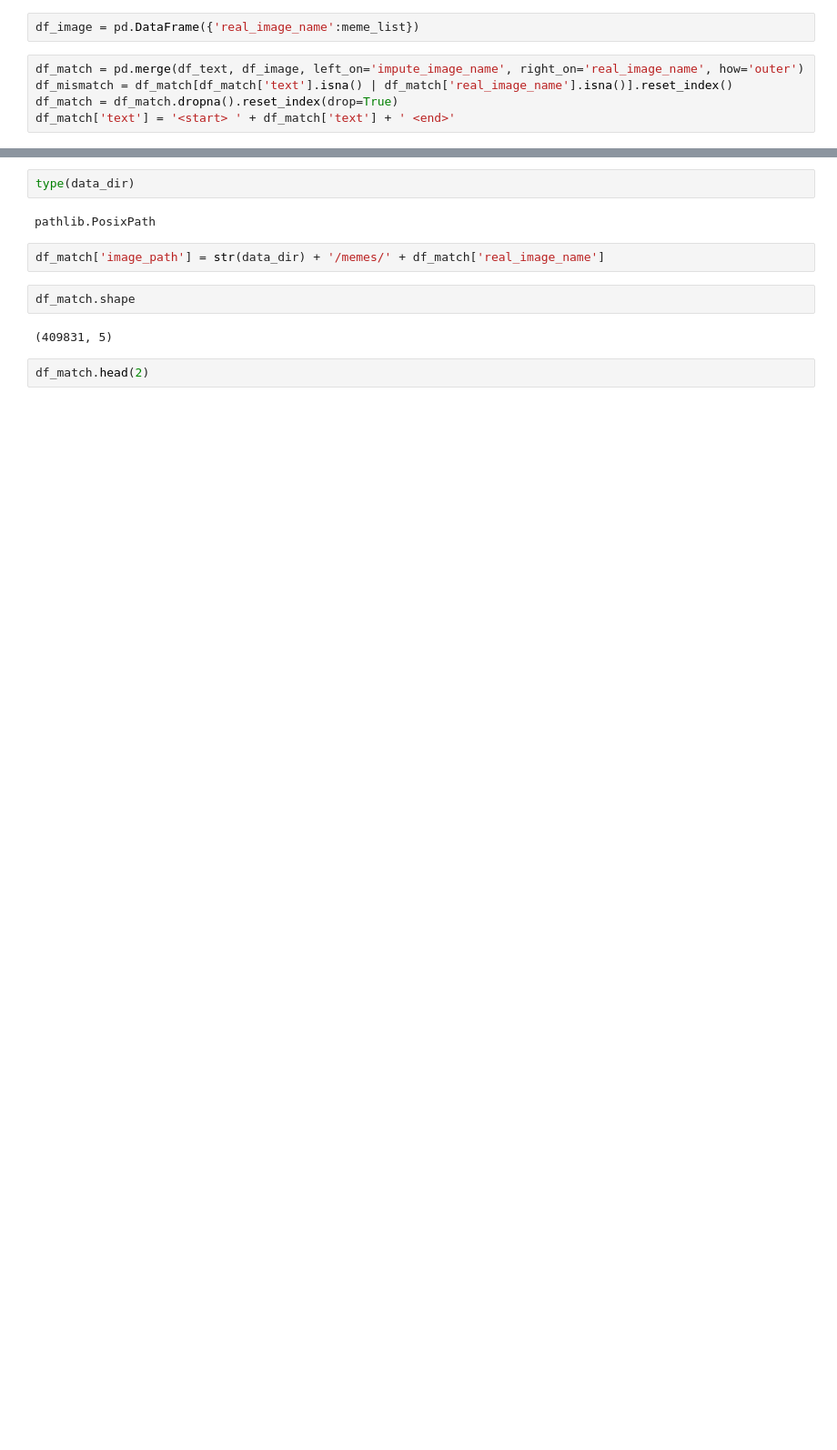
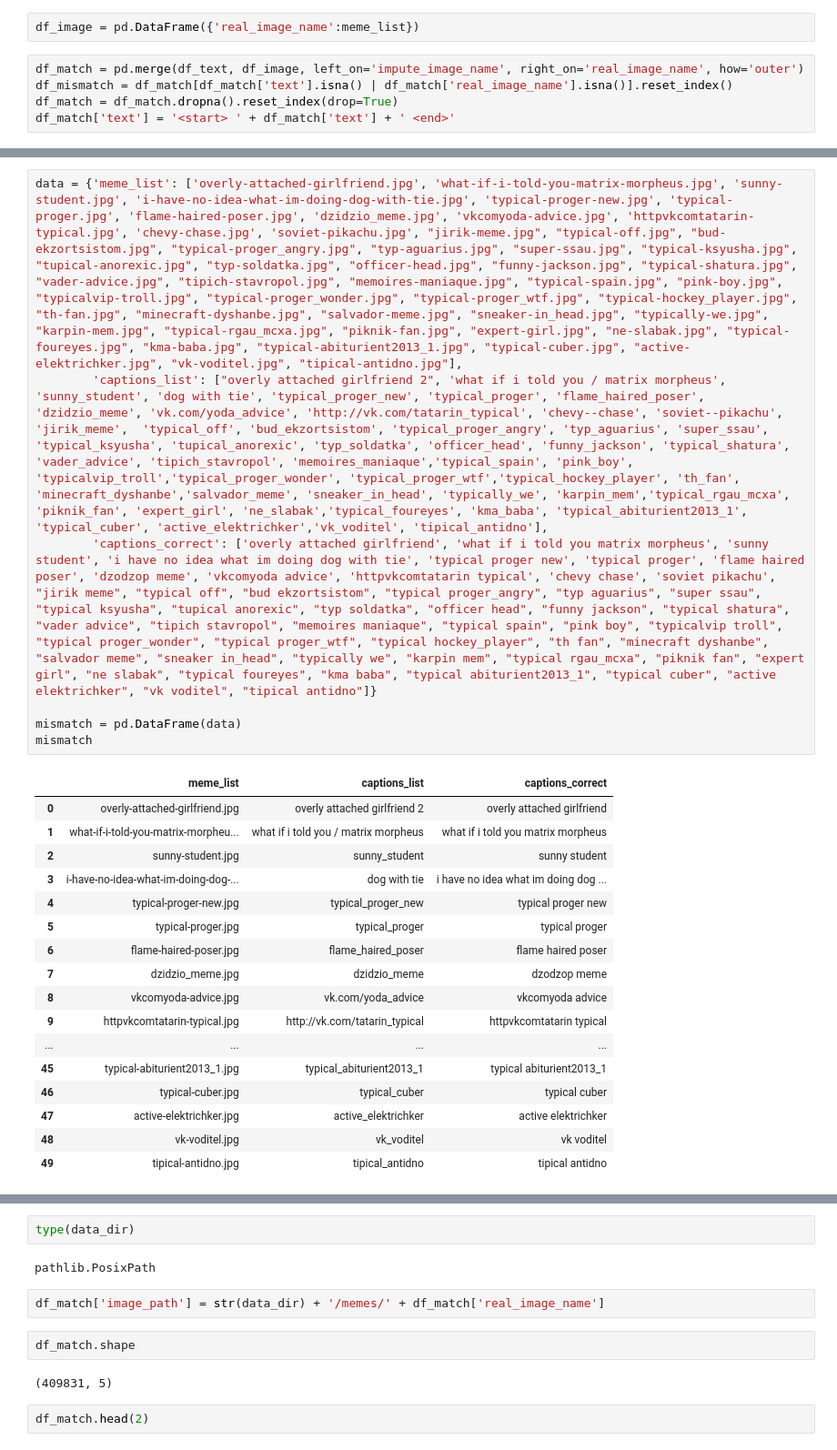
Before and after one commit to MSIA/msia432-meme-generation-project, a Jupyter notebook: notebooks/01_data_clean.ipynb, the cells around one changed output, grey strips where cells are left out. Shown at 91% size. Drawn from its saved outputs; the diff is of its cells as text; blank space fills up the shorter version.

Commit message:
data clean mismatch fix 1

```diff
--- a/notebooks/01_data_clean.ipynb
+++ b/notebooks/01_data_clean.ipynb
@@ -56,0 +145,25 @@ df_match['text'] = '<start> ' + df_match['text'] + ' <end>'
+# %%
+data = {'meme_list': ['overly-attached-girlfriend.jpg', 'what-if-i-told-you-matrix-morpheus.jpg', 'sunny-student.jpg', 'i-have-no-idea-what-im-doing-dog-with-tie.jpg', 'typical-proger-new.jpg', 'typical-proger.jpg', 'flame-haired-poser.jpg', 'dzidzio_meme.jpg', 'vkcomyoda-advice.jpg', 'httpvkcomtatarin-typical.jpg', 'chevy-chase.jpg', 'soviet-pikachu.jpg', "jirik-meme.jpg", "typical-off.jpg", "bud-ekzortsistom.jpg", "typical-proger_angry.jpg", "typ-aguarius.jpg", "super-ssau.jpg", "typical-ksyusha.jpg", "tupical-anorexic.jpg", "typ-soldatka.jpg", "officer-head.jpg", "funny-jackson.jpg", "typical-shatura.jpg", "vader-advice.jpg", "tipich-stavropol.jpg", "memoires-maniaque.jpg", "typical-spain.jpg", "pink-boy.jpg", "typicalvip-troll.jpg", "typical-proger_wonder.jpg", "typical-proger_wtf.jpg", "typical-hockey_player.jpg", "th-fan.jpg", "minecraft-dyshanbe.jpg", "salvador-meme.jpg", "sneaker-in_head.jpg", "typically-we.jpg", "karpin-mem.jpg", "typical-rgau_mcxa.jpg", "piknik-fan.jpg", "expert-girl.jpg", "ne-slabak.jpg", "typical-foureyes.jpg", "kma-baba.jpg", "typical-abiturient2013_1.jpg", "typical-cuber.jpg", "active-elektrichker.jpg", "vk-voditel.jpg", "tipical-antidno.jpg"],
+        'captions_list': ["overly attached girlfriend 2", 'what if i told you / matrix morpheus', 'sunny_student', 'dog with tie', 'typical_proger_new', 'typical_proger', 'flame_haired_poser', 'dzidzio_meme', 'vk.com/yoda_advice', 'http://vk.com/tatarin_typical', 'chevy--chase', 'soviet--pikachu', 'jirik_meme',  'typical_off', 'bud_ekzortsistom', 'typical_proger_angry', 'typ_aguarius', 'super_ssau', 'typical_ksyusha', 'tupical_anorexic', 'typ_soldatka', 'officer_head', 'funny_jackson', 'typical_shatura', 'vader_advice', 'tipich_stavropol', 'memoires_maniaque','typical_spain', 'pink_boy', 'typicalvip_troll','typical_proger_wonder', 'typical_proger_wtf','typical_hockey_player', 'th_fan', 'minecraft_dyshanbe','salvador_meme', 'sneaker_in_head', 'typically_we', 'karpin_mem','typical_rgau_mcxa', 'piknik_fan', 'expert_girl', 'ne_slabak','typical_foureyes', 'kma_baba', 'typical_abiturient2013_1', 'typical_cuber', 'active_elektrichker','vk_voditel', 'tipical_antidno'],
+        'captions_correct': ['overly attached girlfriend', 'what if i told you matrix morpheus', 'sunny student', 'i have no idea what im doing dog with tie', 'typical proger new', 'typical proger', 'flame haired poser', 'dzodzop meme', 'vkcomyoda advice', 'httpvkcomtatarin typical', 'chevy chase', 'soviet pikachu', "jirik meme", "typical off", "bud ekzortsistom", "typical proger_angry", "typ aguarius", "super ssau", "typical ksyusha", "tupical anorexic", "typ soldatka", "officer head", "funny jackson", "typical shatura", "vader advice", "tipich stavropol", "memoires maniaque", "typical spain", "pink boy", "typicalvip troll", "typical proger_wonder", "typical proger_wtf", "typical hockey_player", "th fan", "minecraft dyshanbe", "salvador meme", "sneaker in_head", "typically we", "karpin mem", "typical rgau_mcxa", "piknik fan", "expert girl", "ne slabak", "typical foureyes", "kma baba", "typical abiturient2013_1", "typical cuber", "active elektrichker", "vk voditel", "tipical antidno"]}
+
+mismatch = pd.DataFrame(data)
+mismatch
+# %% [output]
+|  | meme_list | captions_list | captions_correct |
+| 0 | overly-attached-girlfriend.jpg | overly attached girlfriend 2 | overly attached girlfriend |
+| 1 | what-if-i-told-you-matrix-morpheu... | what if i told you / matrix morpheus | what if i told you matrix morpheus |
+| 2 | sunny-student.jpg | sunny_student | sunny student |
+| 3 | i-have-no-idea-what-im-doing-dog-... | dog with tie | i have no idea what im doing dog ... |
+| 4 | typical-proger-new.jpg | typical_proger_new | typical proger new |
+| 5 | typical-proger.jpg | typical_proger | typical proger |
+| 6 | flame-haired-poser.jpg | flame_haired_poser | flame haired poser |
+| 7 | dzidzio_meme.jpg | dzidzio_meme | dzodzop meme |
+| 8 | vkcomyoda-advice.jpg | vk.com/yoda_advice | vkcomyoda advice |
+| 9 | httpvkcomtatarin-typical.jpg | http://vk.com/tatarin_typical | httpvkcomtatarin typical |
+| ... | ... | ... | ... |
+| 45 | typical-abiturient2013_1.jpg | typical_abiturient2013_1 | typical abiturient2013_1 |
+| 46 | typical-cuber.jpg | typical_cuber | typical cuber |
+| 47 | active-elektrichker.jpg | active_elektrichker | active elektrichker |
+| 48 | vk-voditel.jpg | vk_voditel | vk voditel |
+| 49 | tipical-antidno.jpg | tipical_antidno | tipical antidno |
```
Also changed, not shown: parts of 13 cells of this notebook.
